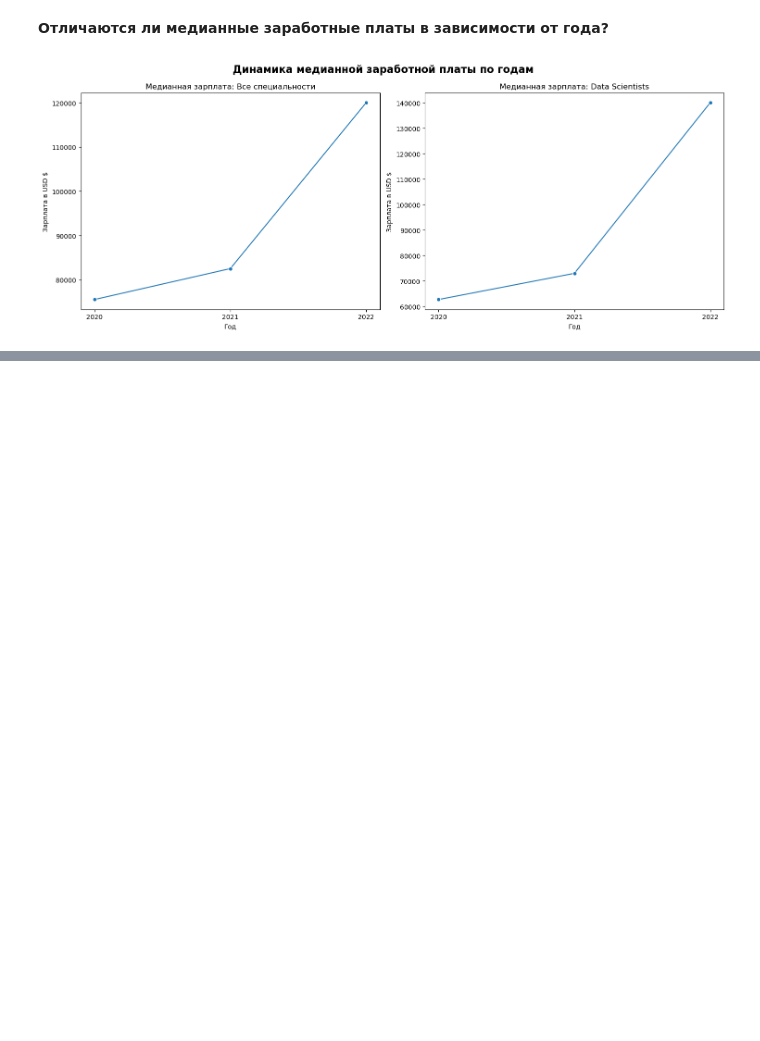
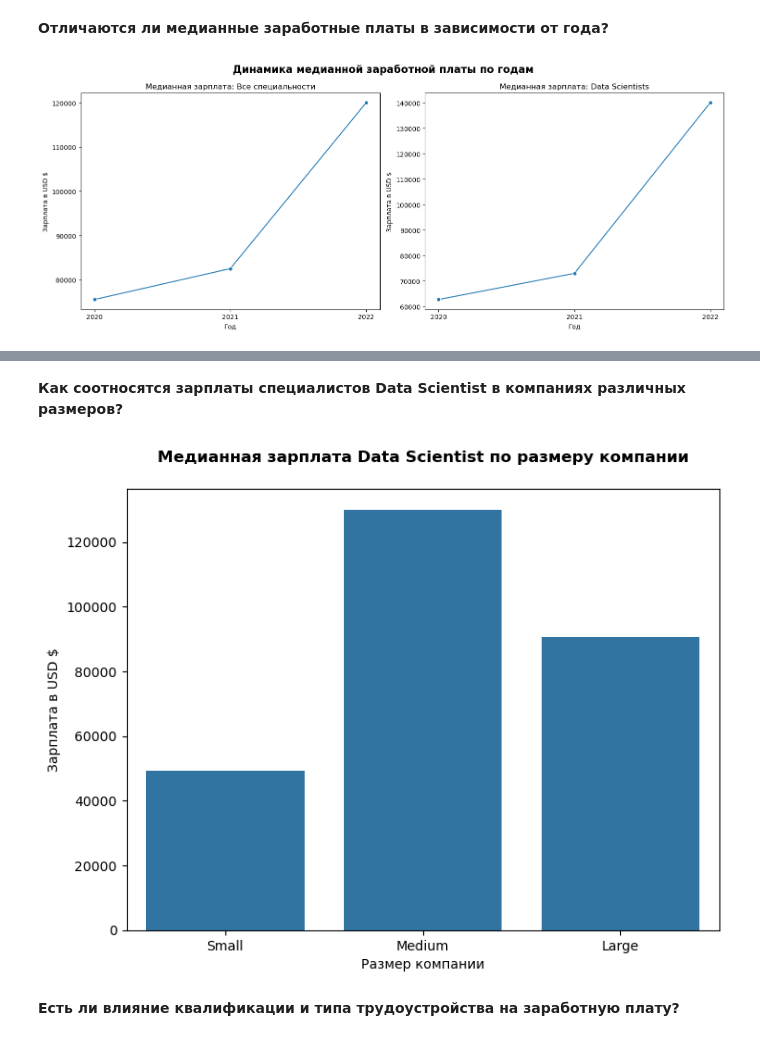
Before and after one commit to AlexKosuhin/SF_data_science, a Jupyter notebook: EDA_статистические тесты.ipynb, the cells around one changed output, grey strips where cells are left out. Saved outputs shown, nothing was run; the diff lists cells and outputs as text; code cells hidden in the pictures; blank space fills up the shorter version.

```diff
--- a/EDA_статистические тесты.ipynb
+++ b/EDA_статистические тесты.ipynb
@@ -393,0 +419,20 @@ plt.show()
+# %% [markdown]
+**Как соотносятся зарплаты специалистов Data Scientist в компаниях различных размеров?**
+# %%
+order_list = ['Small', 'Medium', 'Large']
+data_science_company = df[df['job_title'] == 'Data Scientist']
+data_science_company_group = data_science_company.groupby('company_size')['salary_in_usd'].median()
+
+plt.figure(figsize=(8, 6))
+sns.barplot(x=data_science_company_group.index,
+            y=data_science_company_group.values,
+            order=order_list
+)
+
+plt.title('Медианная зарплата Data Scientist по размеру компании', fontweight='bold', pad=20)
+plt.xlabel('Размер компании')
+plt.ylabel('Зарплата в USD $');
+# %% [output]
+[figure, added]
+# %% [markdown]
+**Есть ли влияние квалификации и типа трудоустройства на заработную плату?**
```
Also changed, not shown: parts of 18 cells of this notebook.
